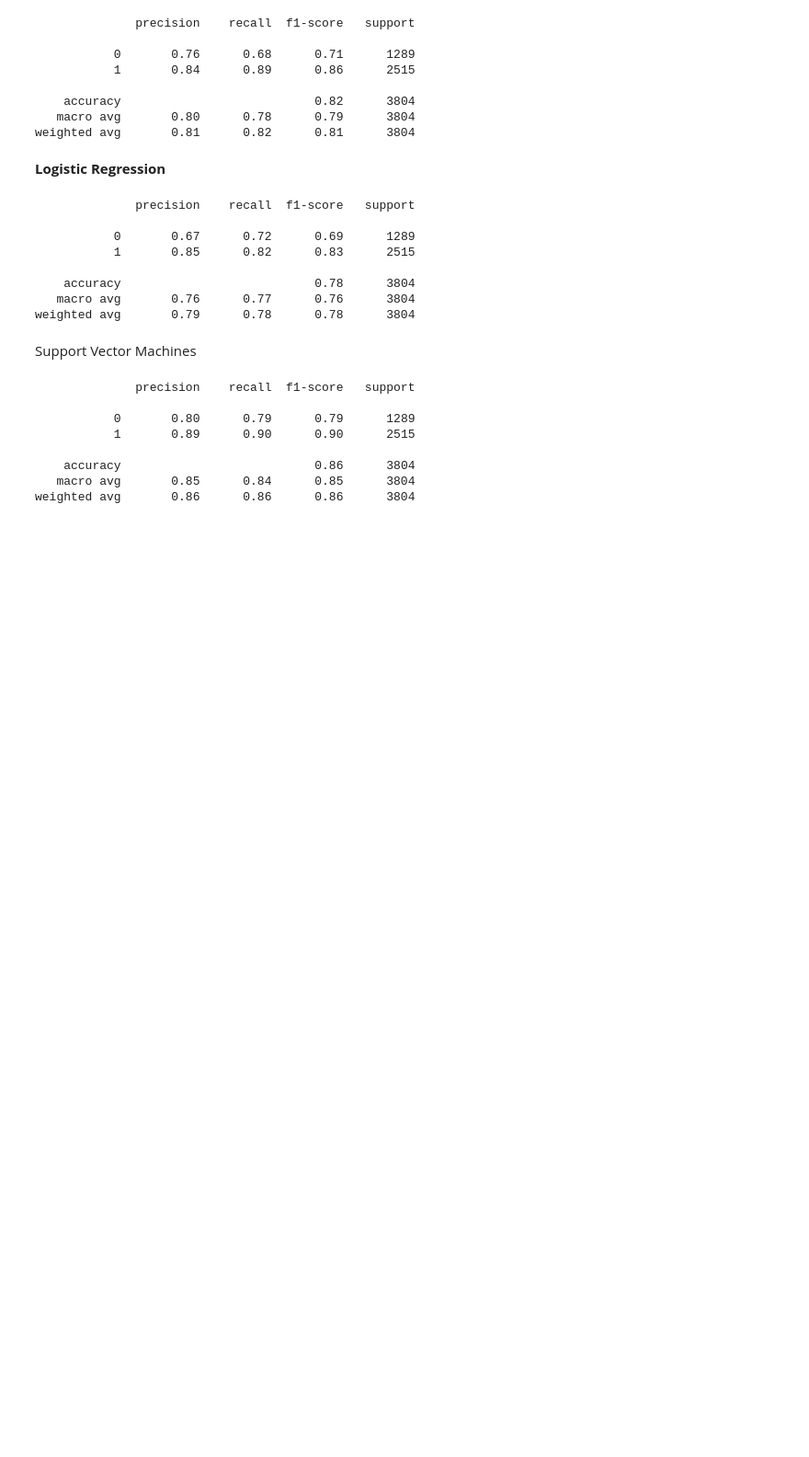
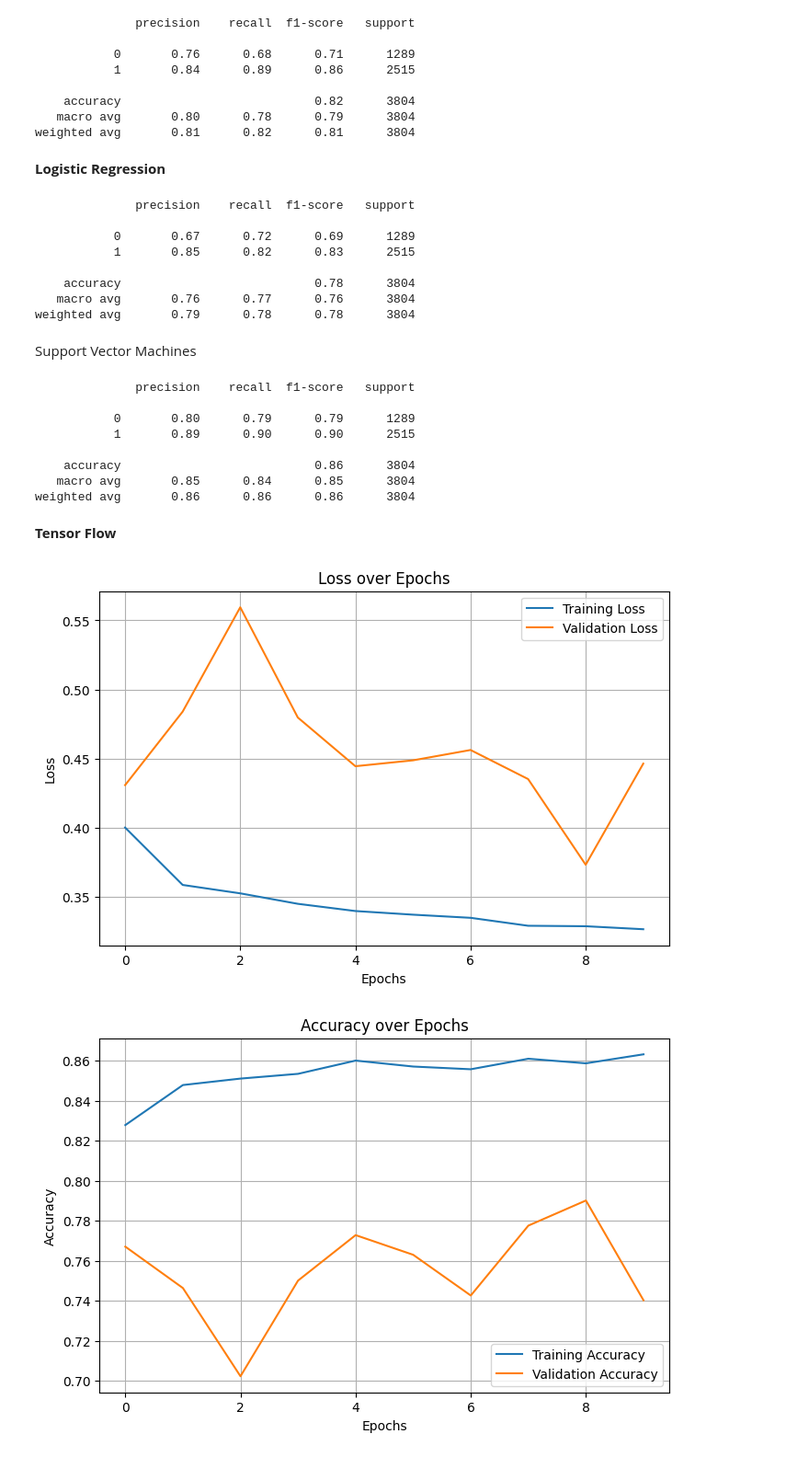
Before and after one commit to Neallaz/Machine-Learning, a Jupyter notebook: MAGIC_Gamma_Telescope.ipynb, the cells around one changed output. Shown at 92% size. Drawn from its saved outputs; the diff is of its cells as text; code cells hidden in the pictures; blank space fills up the shorter version.

```diff
--- a/MAGIC_Gamma_Telescope.ipynb
+++ b/MAGIC_Gamma_Telescope.ipynb
@@ -156,3 +156,5 @@ print(classification_report(y_test,y_pred))
     accuracy                           0.86      3804
    macro avg       0.85      0.84      0.85      3804
 weighted avg       0.86      0.86      0.86      3804
+# %% [markdown]
+**Tensor Flow**
@@ -158,0 +197,29 @@ weighted avg       0.86      0.86      0.86      3804
+# %%
+def train_model(X_train,y_train,num_nodes,dropout_prob,lr,batch_size,epochs):
+  nn_model=tf.keras.Sequential([
+    tf.keras.layers.Dense(64,activation="relu",input_shape=(10,)),
+    tf.keras.layers.Dropout(0.2),
+    tf.keras.layers.Dense(32,activation="relu"),
+    tf.keras.layers.Dense(1,activation="sigmoid")
+  ])
+  nn_model.compile(optimizer=tf.keras.optimizers.Adam(lr),loss="binary_crossentropy",metrics=["accuracy"])
+  history=nn_model.fit(X_train,y_train,epochs=10,batch_size=32,validation_split=0.2,verbose=0)
+  return nn_model,history
+# %%
+least_val_loss=float('int')
+epochs=100
+for num_nodes in [16,32,64]:
+  for dropout_prob in [0,0.2]:
+    for lr in [0.01,0.005,0.001]:
+      for batch_size in [32,64,128]:
+        print(f"{num_nodes}nodes, dropout{dropout_prob},lr{lr},batch size {batch_size}")
+        model,history=train_model(X_train,y_train,num_nodes,dropout_prob,lr,batch_size,epochs)
+        plot_history(history)
+        plot_accuracy(history)
+        val_loss=model.evaluate(X_valid,y_valid)
+        if val_loss<least_val_loss:
+          least_val_loss=val_loss
+          least_loss_model=model
+# %% [output]
+[figure, added]
+[figure, added]
```
Also changed, not shown: parts of 4 cells of this notebook.
